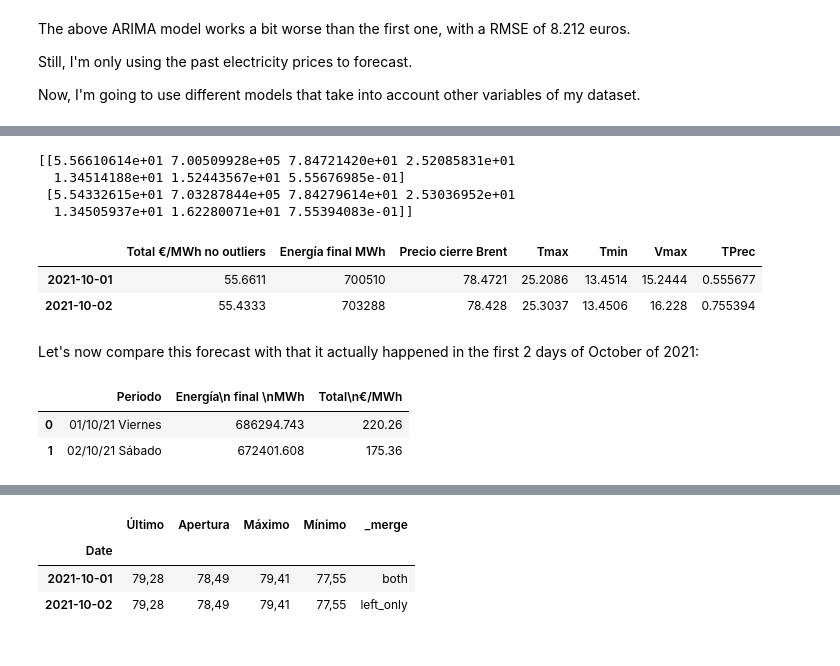
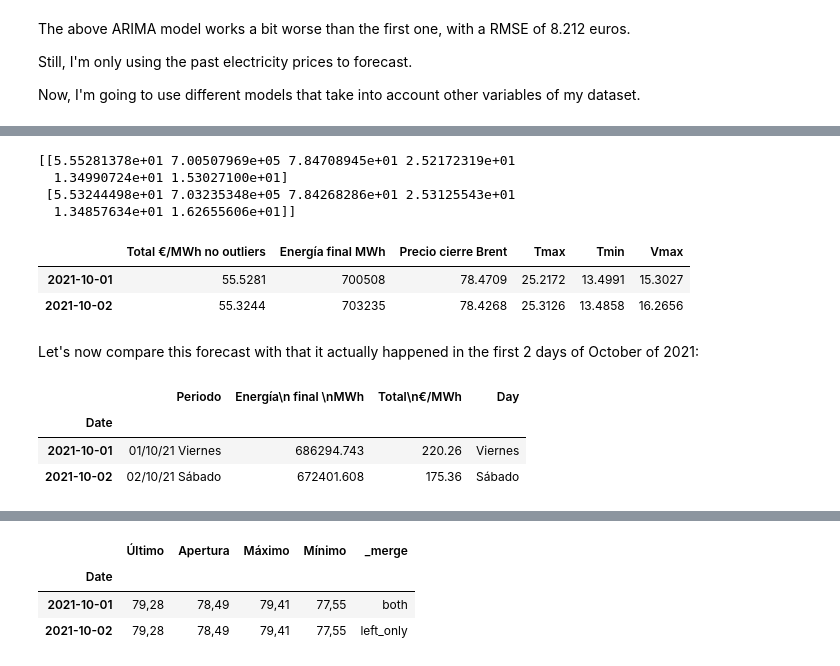
Before and after one commit to PaulaCervilla/Electricity-prices-predictions-in-Spain---Data-Science-TFM, a Jupyter notebook: TFM Precio electricidad - Modelling - 2013-2021 handling outliers.ipynb, the cells around one changed output, grey strips where cells are left out. Saved outputs shown, nothing was run; the diff lists cells and outputs as text; code cells hidden in the pictures.

Commit message:
models 2013-2021 data handling outliers updated VAR

```diff
--- a/TFM Precio electricidad - Modelling - 2013-2021 handling outliers.ipynb
+++ b/TFM Precio electricidad - Modelling - 2013-2021 handling outliers.ipynb
@@ -1088,0 +1117,8 @@ RMSE for TPrec is :  2.3016852010118334
+# %%
+#Initiating the VAR model and using AIC to determine the lag order value
+
+from statsmodels.tsa.vector_ar.var_model import VAR
+
+model_VAR = VAR(endog= normalised_train_diff)
+res = model_VAR.select_order(20)
+res.summary()
@@ -1088,0 +1143,8 @@ RMSE for TPrec is :  2.3016852010118334
+# %%
+#fitting the model
+model_fit_VAR = model_VAR.fit(maxlags= 15)
+
+#predictions on validation
+
+prediction_VAR = model_fit_VAR.forecast(model_fit_VAR.y, steps=len(test))
+prediction_VAR
@@ -1088,0 +1169,12 @@ RMSE for TPrec is :  2.3016852010118334
+# %%
+#transforming the predictions into a Dataframe
+
+cols = models_dataset.columns
+
+pred = pd.DataFrame(index= test.index,columns=cols)
+
+for j in range(0,6):
+    for i in range(0, len(prediction_VAR)):
+       pred.iloc[i][j] = prediction_VAR[i][j]
+
+pred
@@ -1088,0 +1221,12 @@ RMSE for TPrec is :  2.3016852010118334
+# %%
+#inverting transformation
+
+def invert_transformation(train, pred_df):
+    forecast = pred.copy()
+    columns = train.columns
+    for col in columns:
+        forecast[str(col)] = train[col].iloc[-1] + forecast[str(col)].cumsum()
+    return forecast
+
+output = invert_transformation(normalised_train_diff, pred)
+output_original = pd.DataFrame(train_scaler.inverse_transform(output), columns= train.columns, index= test.index)
@@ -1134,4 +1354,7 @@ VAR_loaded.stderr
 # %%
+#Adding the period to the index, otherwise I get a warning saying the date won't be taken into consideration when forecasting
+models_dataset.index = pd.DatetimeIndex(models_dataset.index, dayfirst= True).to_period("D")
+
 #predictions for 2 day ahead
 
 model_VAR2021 = VAR(endog=models_dataset)
@@ -1139,35 +1362,43 @@ model_fit_VAR2021 = model_VAR2021.fit()
 yhat = model_fit_VAR2021.forecast(model_fit_VAR2021.y, steps=2)
 print(yhat)
 # %% [output]
-[[5.56610614e+01 7.00509928e+05 7.84721420e+01 2.52085831e+01
-  1.34514188e+01 1.52443567e+01 5.55676985e-01]
- [5.54332615e+01 7.03287844e+05 7.84279614e+01 2.53036952e+01
-  1.34505937e+01 1.62280071e+01 7.55394083e-01]]
+[[5.55281378e+01 7.00507969e+05 7.84708945e+01 2.52172319e+01
+  1.34990724e+01 1.53027100e+01]
+ [5.53244498e+01 7.03235348e+05 7.84268286e+01 2.53125543e+01
+  1.34857634e+01 1.62655606e+01]]
 # %%
 #transforming the predictions into a Dataframe
 
 cols = models_dataset.columns
 
 index = pd.date_range("2021-10-01", periods = 2, freq = "D")
 
 forecast_VAR2021 = pd.DataFrame(index= index,columns=cols)
 
-for j in range(0,7):
+for j in range(0,6):
     for i in range(0, len(yhat)):
        forecast_VAR2021.iloc[i][j] = yhat[i][j]
 
+forecast_VAR2021.index = pd.DatetimeIndex(forecast_VAR2021.index, dayfirst= True).to_period("D")
+
 forecast_VAR2021
 # %% [output]
-|  | Total €/MWh no outliers | Energía final MWh | Precio cierre Brent | Tmax | Tmin | Vmax | TPrec |
-| 2021-10-01 | 55.6611 | 700510 | 78.4721 | 25.2086 | 13.4514 | 15.2444 | 0.555677 |
-| 2021-10-02 | 55.4333 | 703288 | 78.428 | 25.3037 | 13.4506 | 16.228 | 0.755394 |
+|  | Total €/MWh no outliers | Energía final MWh | Precio cierre Brent | Tmax | Tmin | Vmax |
+| 2021-10-01 | 55.5281 | 700508 | 78.4709 | 25.2172 | 13.4991 | 15.3027 |
+| 2021-10-02 | 55.3244 | 703235 | 78.4268 | 25.3126 | 13.4858 | 16.2656 |
 # %% [markdown]
 Let's now compare this forecast with that it actually happened in the first 2 days of October of 2021:
 # %%
 electricity_prices_oct_2021 = pd.read_excel("/home/dsc/CarpetaCompartida/TFM/Data/Precios de la electricidad/Provisionales_2021/PFMDIASM_TOD_202110/PFMDIASM_TOD_20211001_20211031.xls",
-                                            dtype= str,parse_dates= True, engine= None, header = 3, usecols= ["Energía\n final \nMWh","Periodo","Total\n€/MWh"])
-electricity_prices_oct_2021.head(2)
+                                            dtype= str,parse_dates= True, engine= None, header = 3, usecols= ["Energía\n final \nMWh","Periodo","Total\n€/MWh"],
+                                           nrows= 2)
+electricity_prices_oct_2021[["Date", "Day"]] = electricity_prices_oct_2021.Periodo.str.split(expand= True)
+electricity_prices_oct_2021["Date"] = pd.to_datetime(electricity_prices_oct_2021["Date"], dayfirst=True)
+electricity_prices_oct_2021.set_index("Date", inplace=True)
+electricity_prices_oct_2021.index = pd.DatetimeIndex(electricity_prices_oct_2021.index, dayfirst= True).to_period("D")
+electricity_prices_oct_2021
 # %% [output]
-|  | Periodo | Energía\n final \nMWh | Total\n€/MWh |
-| 0 | 01/10/21 Viernes | 686294.743 | 220.26 |
-| 1 | 02/10/21 Sábado | 672401.608 | 175.36 |
+|  | Periodo | Energía\n final \nMWh | Total\n€/MWh | Day |
+| Date |  |  |  |  |
+| 2021-10-01 | 01/10/21 Viernes | 686294.743 | 220.26 | Viernes |
+| 2021-10-02 | 02/10/21 Sábado | 672401.608 | 175.36 | Sábado |
```
Also changed, not shown: parts of 71 cells of this notebook.
